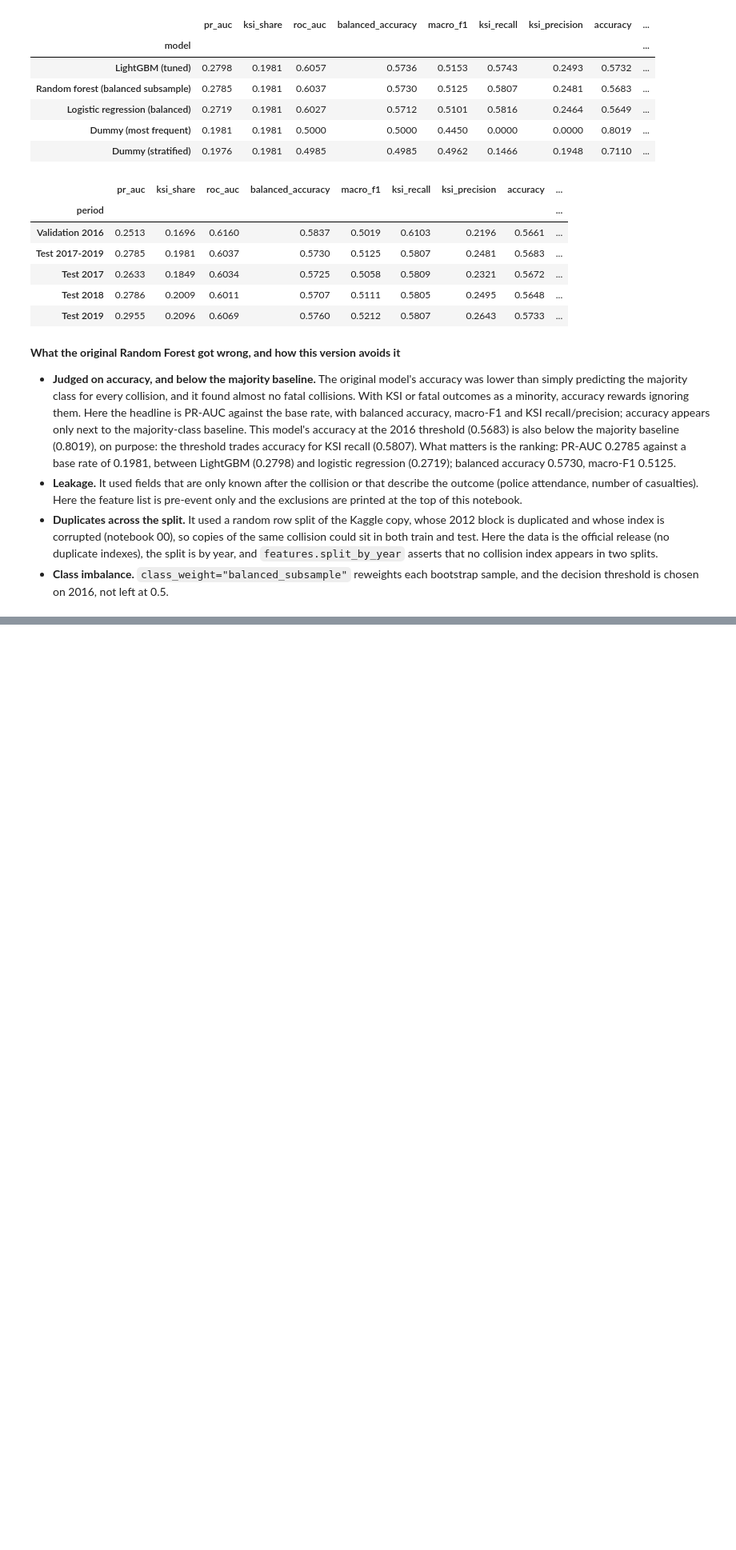
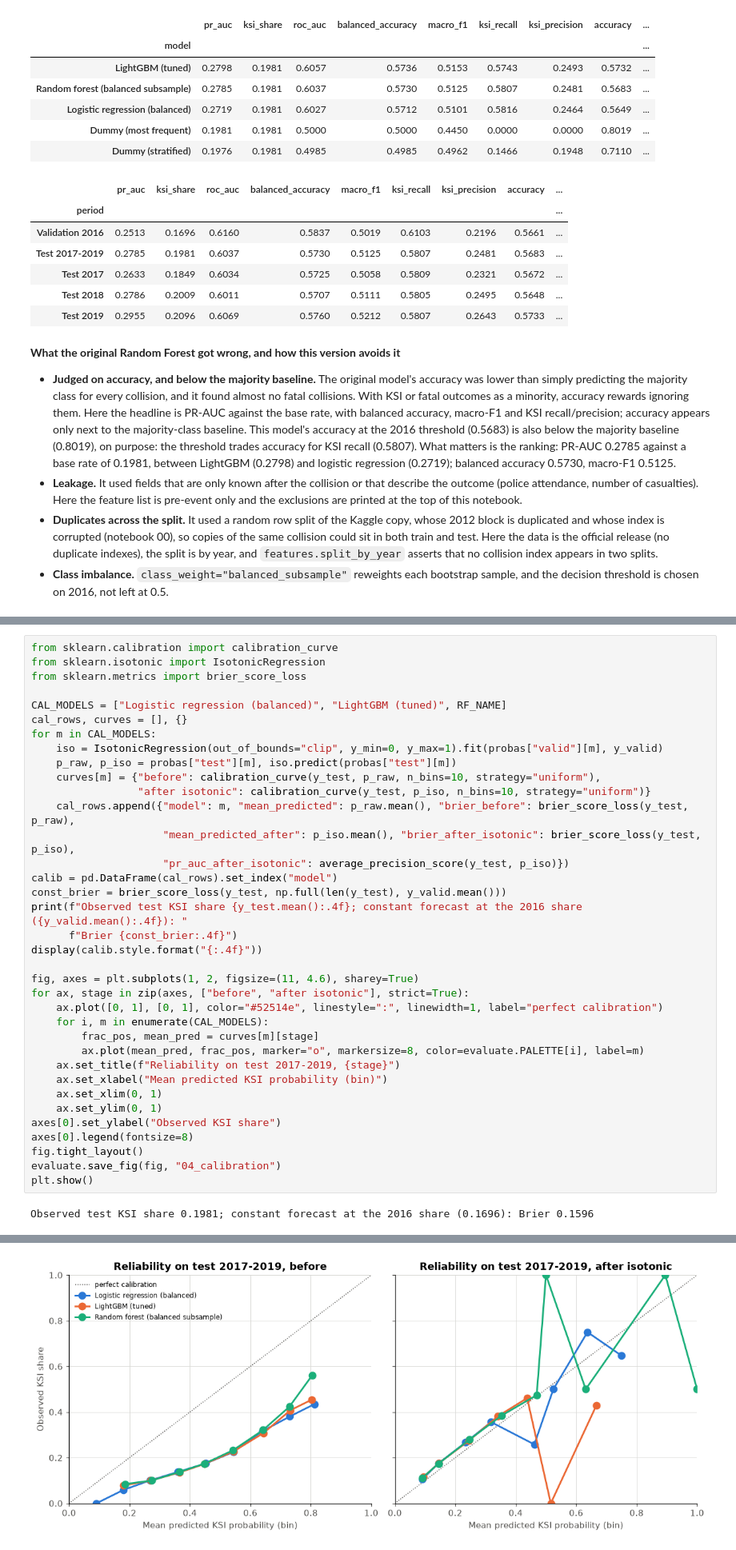
Before and after one commit to maryam843/uk-road-accident-analytics, a Jupyter notebook: notebooks/04_severity_model.ipynb, the cells around one changed output, grey strips where cells are left out. Shown at 80% size. Cells and saved outputs as stored; diff of their text form; blank space fills up the shorter version.

```diff
--- a/notebooks/04_severity_model.ipynb
+++ b/notebooks/04_severity_model.ipynb
@@ -574,0 +641,38 @@ Test 2017-2019 (370,153 collisions), thresholds chosen on 2016:
+# %%
+from sklearn.calibration import calibration_curve
+from sklearn.isotonic import IsotonicRegression
+from sklearn.metrics import brier_score_loss
+
+CAL_MODELS = ["Logistic regression (balanced)", "LightGBM (tuned)", RF_NAME]
+cal_rows, curves = [], {}
+for m in CAL_MODELS:
+    iso = IsotonicRegression(out_of_bounds="clip", y_min=0, y_max=1).fit(probas["valid"][m], y_valid)
+    p_raw, p_iso = probas["test"][m], iso.predict(probas["test"][m])
+    curves[m] = {"before": calibration_curve(y_test, p_raw, n_bins=10, strategy="uniform"),
+                 "after isotonic": calibration_curve(y_test, p_iso, n_bins=10, strategy="uniform")}
+    cal_rows.append({"model": m, "mean_predicted": p_raw.mean(), "brier_before": brier_score_loss(y_test, p_raw),
+                     "mean_predicted_after": p_iso.mean(), "brier_after_isotonic": brier_score_loss(y_test, p_iso),
+                     "pr_auc_after_isotonic": average_precision_score(y_test, p_iso)})
+calib = pd.DataFrame(cal_rows).set_index("model")
+const_brier = brier_score_loss(y_test, np.full(len(y_test), y_valid.mean()))
+print(f"Observed test KSI share {y_test.mean():.4f}; constant forecast at the 2016 share ({y_valid.mean():.4f}): "
+      f"Brier {const_brier:.4f}")
+display(calib.style.format("{:.4f}"))
+
+fig, axes = plt.subplots(1, 2, figsize=(11, 4.6), sharey=True)
+for ax, stage in zip(axes, ["before", "after isotonic"], strict=True):
+    ax.plot([0, 1], [0, 1], color="#52514e", linestyle=":", linewidth=1, label="perfect calibration")
+    for i, m in enumerate(CAL_MODELS):
+        frac_pos, mean_pred = curves[m][stage]
+        ax.plot(mean_pred, frac_pos, marker="o", markersize=8, color=evaluate.PALETTE[i], label=m)
+    ax.set_title(f"Reliability on test 2017-2019, {stage}")
+    ax.set_xlabel("Mean predicted KSI probability (bin)")
+    ax.set_xlim(0, 1)
+    ax.set_ylim(0, 1)
+axes[0].set_ylabel("Observed KSI share")
+axes[0].legend(fontsize=8)
+fig.tight_layout()
+evaluate.save_fig(fig, "04_calibration")
+plt.show()
+# %% [output]
+Observed test KSI share 0.1981; constant forecast at the 2016 share (0.1696): Brier 0.1596
@@ -574,0 +685 @@ Test 2017-2019 (370,153 collisions), thresholds chosen on 2016:
+[figure, added]
```
Also changed, not shown: parts of 13 cells of this notebook, 5 other files.
